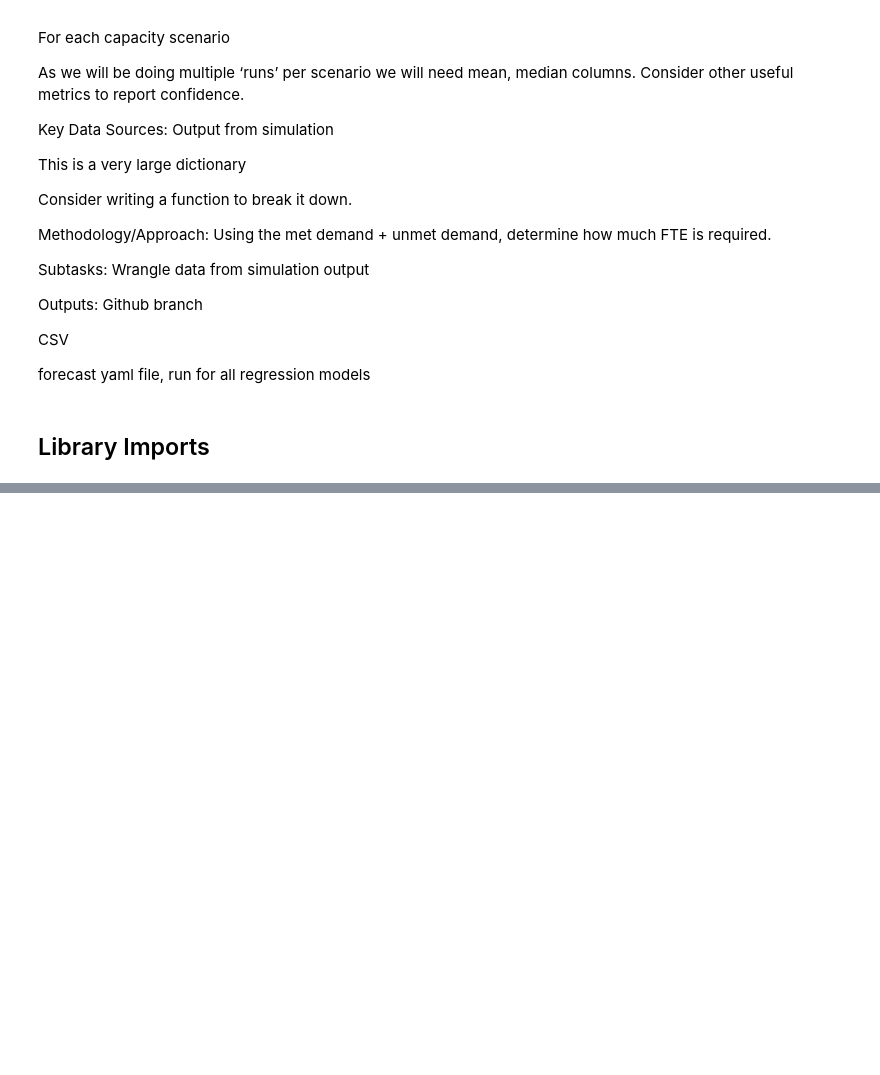
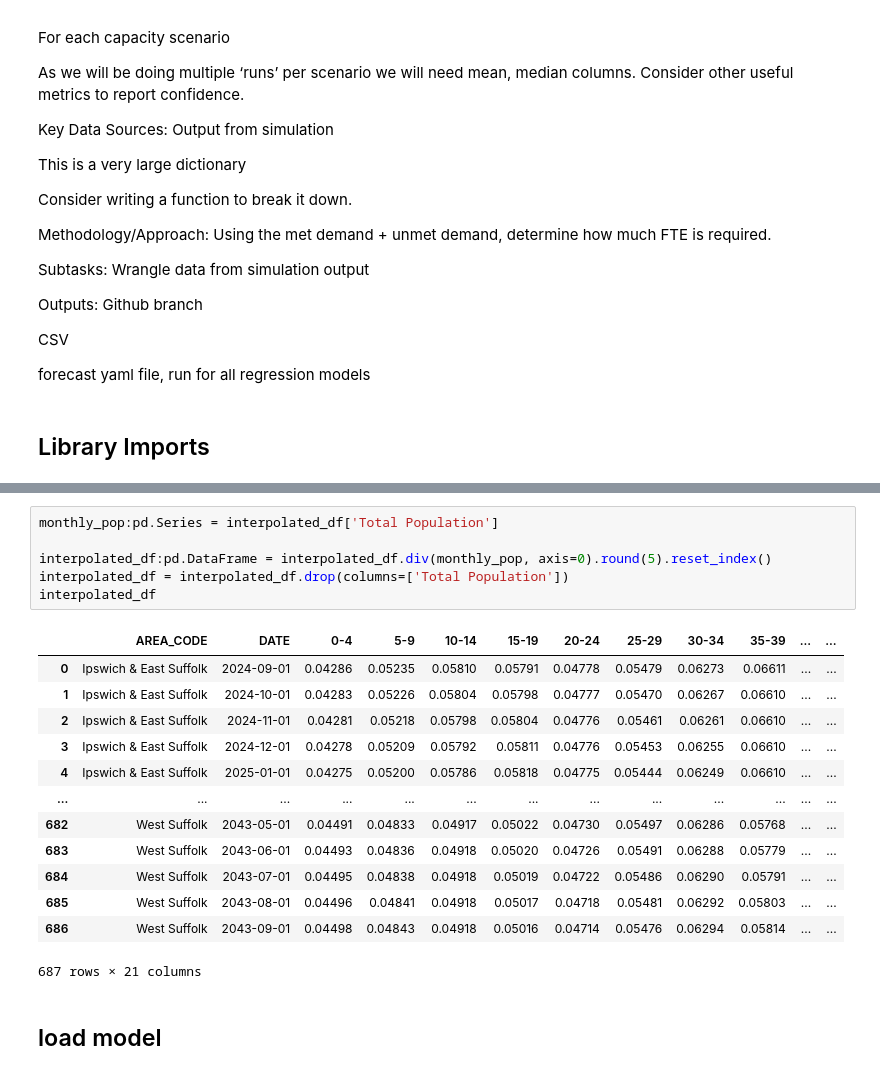
Before and after one commit to Norfolk-Suffolk-ICS/PrimaryCareDemandAndCapacity, a Jupyter notebook: notebooks/2d_Appointments.ipynb, the cells around one changed output, grey strips where cells are left out. Drawn from its saved outputs; the diff is of its cells as text; blank space fills up the shorter version.

```diff
--- a/notebooks/2d_Appointments.ipynb
+++ b/notebooks/2d_Appointments.ipynb
@@ -91,0 +421,22 @@ appointments_df = appointments_catalog_entry.load()
+# %%
+monthly_pop:pd.Series = interpolated_df['Total Population']
+
+interpolated_df:pd.DataFrame = interpolated_df.div(monthly_pop, axis=0).round(5).reset_index()
+interpolated_df = interpolated_df.drop(columns=['Total Population'])
+interpolated_df
+# %% [output]
+|  | AREA_CODE | DATE | 0-4 | 5-9 | 10-14 | 15-19 | 20-24 | 25-29 | 30-34 | 35-39 | ... | ... |
+| 0 | Ipswich & East Suffolk | 2024-09-01 | 0.04286 | 0.05235 | 0.05810 | 0.05791 | 0.04778 | 0.05479 | 0.06273 | 0.06611 | ... | ... |
+| 1 | Ipswich & East Suffolk | 2024-10-01 | 0.04283 | 0.05226 | 0.05804 | 0.05798 | 0.04777 | 0.05470 | 0.06267 | 0.06610 | ... | ... |
+| 2 | Ipswich & East Suffolk | 2024-11-01 | 0.04281 | 0.05218 | 0.05798 | 0.05804 | 0.04776 | 0.05461 | 0.06261 | 0.06610 | ... | ... |
+| 3 | Ipswich & East Suffolk | 2024-12-01 | 0.04278 | 0.05209 | 0.05792 | 0.05811 | 0.04776 | 0.05453 | 0.06255 | 0.06610 | ... | ... |
+| 4 | Ipswich & East Suffolk | 2025-01-01 | 0.04275 | 0.05200 | 0.05786 | 0.05818 | 0.04775 | 0.05444 | 0.06249 | 0.06610 | ... | ... |
+| ... | ... | ... | ... | ... | ... | ... | ... | ... | ... | ... | ... | ... |
+| 682 | West Suffolk | 2043-05-01 | 0.04491 | 0.04833 | 0.04917 | 0.05022 | 0.04730 | 0.05497 | 0.06286 | 0.05768 | ... | ... |
+| 683 | West Suffolk | 2043-06-01 | 0.04493 | 0.04836 | 0.04918 | 0.05020 | 0.04726 | 0.05491 | 0.06288 | 0.05779 | ... | ... |
+| 684 | West Suffolk | 2043-07-01 | 0.04495 | 0.04838 | 0.04918 | 0.05019 | 0.04722 | 0.05486 | 0.06290 | 0.05791 | ... | ... |
+| 685 | West Suffolk | 2043-08-01 | 0.04496 | 0.04841 | 0.04918 | 0.05017 | 0.04718 | 0.05481 | 0.06292 | 0.05803 | ... | ... |
+| 686 | West Suffolk | 2043-09-01 | 0.04498 | 0.04843 | 0.04918 | 0.05016 | 0.04714 | 0.05476 | 0.06294 | 0.05814 | ... | ... |
+687 rows × 21 columns
+# %% [markdown]
+## load model
```
Also changed, not shown: parts of 21 cells of this notebook, 7 other files.
